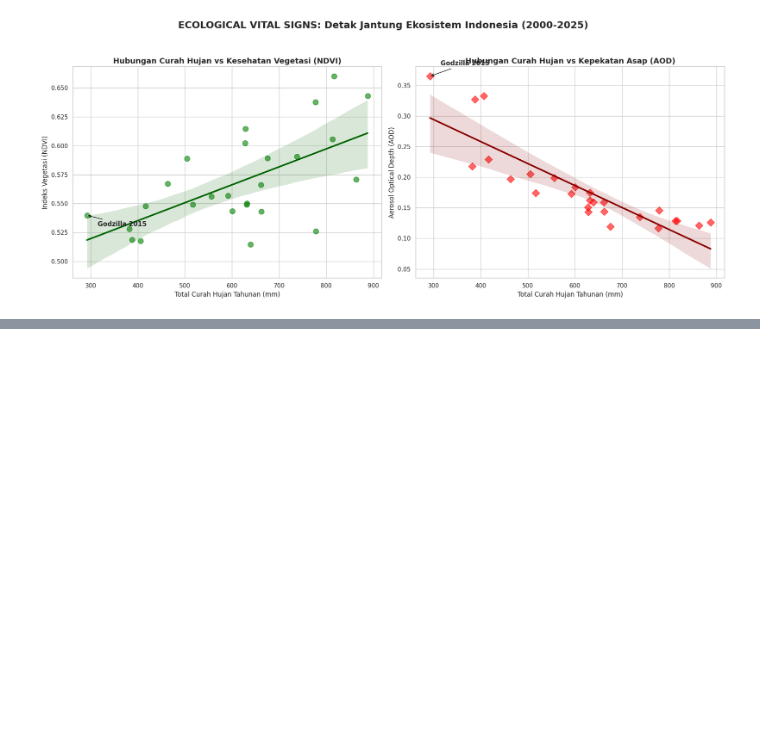
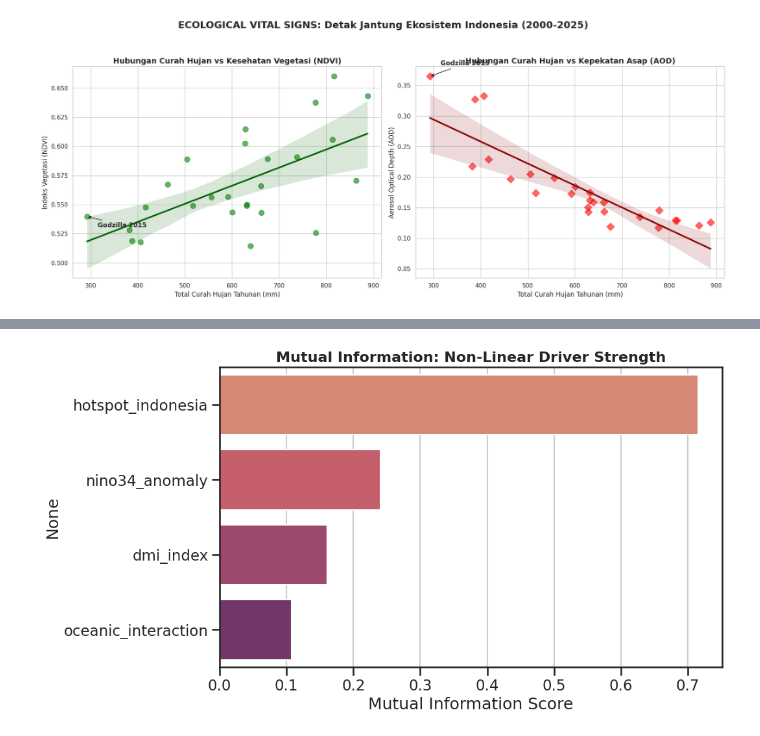
Before and after one commit to PashaAkrilian/Godzila-El-Nino, a Jupyter notebook: data-mining-unity.ipynb, the cells around one changed output, grey strips where cells are left out. Drawn from its saved outputs; the diff is of its cells as text; code cells hidden in the pictures; blank space fills up the shorter version.

Commit message:
Kaggle Notebook | Data Mining Unity | Version 3

```diff
--- a/data-mining-unity.ipynb
+++ b/data-mining-unity.ipynb
@@ -321,0 +601,96 @@ plt.show()
+# %%
+import pandas as pd
+import numpy as np
+import matplotlib.pyplot as plt
+import seaborn as sns
+from sklearn.feature_selection import mutual_info_regression
+from statsmodels.tsa.stattools import adfuller
+
+# Konfigurasi Estetika Jurnal Profesional
+sns.set_theme(style="ticks", context="talk")
+plt.rcParams['figure.figsize'] = (18, 22)
+plt.rcParams['axes.grid'] = True
+
+print("=== [CHAMPION LEVEL] STEP 2: ADVANCED EDA & NON-LINEAR ANALYSIS ===")
+
+# 1. Load Data
+df = pd.read_csv('CLIMATE_HAZARD_PREDICTOR_ID.csv')
+df['tanggal'] = pd.to_datetime(df['tanggal'])
+df.set_index('tanggal', inplace=True)
+
+target = 'curah_indonesia'
+nino = 'nino34_anomaly'
+dmi = 'dmi_index'
+
+# 2. Automated Stationarity Test
+print("\n[1/5] Statistical Rigor: Stationarity Audit")
+def quick_adf(series, name):
+    res = adfuller(series.dropna())
+    print(f"ADF {name:15} | p-value: {res[1]:.5f} -> {'STASIONER' if res[1] < 0.05 else 'NON-STASIONER'}")
+
+quick_adf(df[target], "Rainfall")
+quick_adf(df[nino], "Nino 3.4")
+
+# 3. Mutual Information (MI) Analysis - Inovasi Juara 1
+print("\n[2/5] Non-Linear Insight: Mutual Information Scoring")
+# Menghitung seberapa banyak informasi yang dibagikan antar variabel (termasuk non-linear)
+X_mi = df[[nino, dmi, 'oceanic_interaction', 'hotspot_indonesia']].fillna(0)
+y_mi = df[target]
+mi_scores = mutual_info_regression(X_mi, y_mi, random_state=42)
+mi_results = pd.Series(mi_scores, index=X_mi.columns).sort_values(ascending=False)
+
+plt.figure(figsize=(10, 6))
+sns.barplot(x=mi_results.values, y=mi_results.index, palette='flare')
+plt.title('Mutual Information: Non-Linear Driver Strength', fontsize=16, fontweight='bold')
+plt.xlabel('Mutual Information Score')
+plt.show()
+
+# 4. Golden Lag Discovery (Automatic Detection)
+print("\n[3/5] CCF Analysis: Discovering the Golden Lag")
+lags = range(0, 11)
+ccf_values = [df[target].corr(df[nino].shift(l)) for l in lags]
+golden_lag = np.argmax(np.abs(ccf_values))
+
+plt.figure(figsize=(12, 5))
+# FIX: Menghapus use_line_collection agar tidak error
+markerline, stemlines, baseline = plt.stem(lags, ccf_values)
+plt.setp(stemlines, 'color', 'darkred', 'linewidth', 2)
+plt.setp(markerline, 'markerfacecolor', 'red', 'markersize', 10)
+plt.axhline(0, color='black', lw=1.5)
+plt.title(f'Cross-Correlation: Golden Lag found at Month {golden_lag}', fontsize=16)
+plt.xlabel('Lag Months (Delay)')
+plt.ylabel('Correlation Strength')
+plt.xticks(lags)
+plt.show()
+
+print(f">>> Rekomendasi Fitur: Gunakan Lag {golden_lag} sebagai fitur utama di Step 3.")
+
+# 5. Seasonal Probability Density (KDE)
+print("\n[4/5] Risk Analysis: Distribution Shift")
+df['condition'] = 'Normal'
+df.loc[df[nino] >= 1.0, 'condition'] = 'Strong El Niño'
+df.loc[df[nino] <= -1.0, 'condition'] = 'Strong La Niña'
+
+plt.figure(figsize=(12, 6))
+sns.kdeplot(data=df, x=target, hue='condition', fill=True, palette='coolwarm', common_norm=False, bw_adjust=1.5)
+plt.title('Rainfall Risk Profile during Extreme Climate Events', fontsize=18, fontweight='bold')
+plt.show()
+
+# 6. Global-Local Dual Axis Time Series
+print("\n[5/5] Temporal Visualization: The Big Picture")
+fig, ax1 = plt.subplots(figsize=(16, 7))
+ax1.plot(df.index, df[nino], color='red', lw=1.5, label='Nino 3.4 (Driver)')
+ax1.fill_between(df.index, 0.5, 3, where=(df[nino] >= 0.5), color='red', alpha=0.1)
+ax1.set_ylabel('Oceanic Temperature Anomaly (°C)', color='red')
+
+ax2 = ax1.twinx()
+ax2.plot(df.index, df[target].rolling(3).mean(), color='blue', lw=1, alpha=0.6, label='Rainfall (3-Mo Moving Avg)')
+ax2.set_ylabel('Rainfall Intensity (mm)', color='blue')
+
+plt.title('Historical Alignment: Sea Surface Temperature vs Local Rainfall', fontsize=16)
+plt.show()
+
+print("\n" + "="*60)
+print("SUCCESS: STEP 2 REVISED & ENHANCED")
+print("="*60)
+# %% [output]
@@ -321,0 +707 @@ plt.show()
+[figure, added]
```
Also changed, not shown: parts of 15 cells of this notebook.
